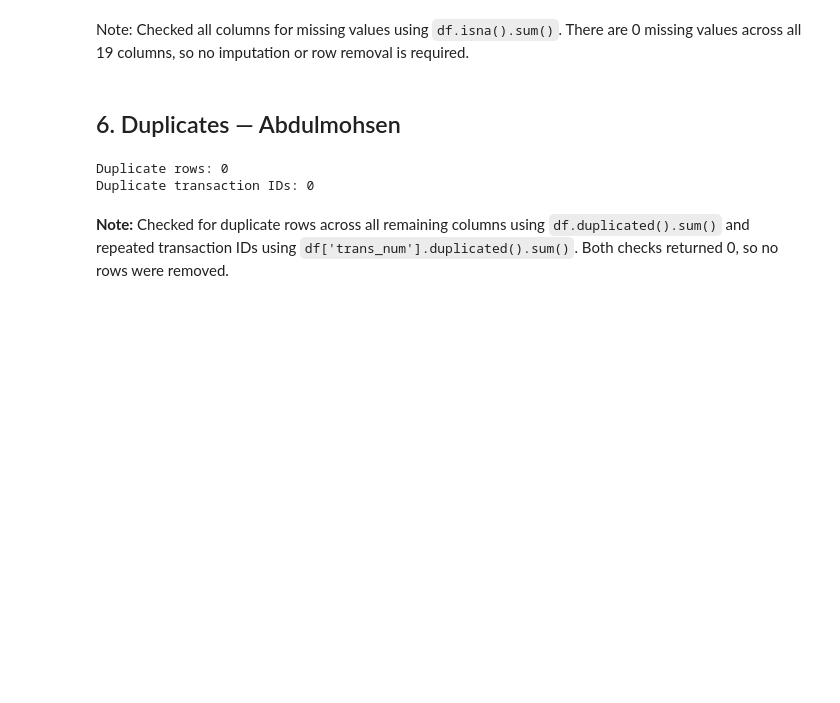
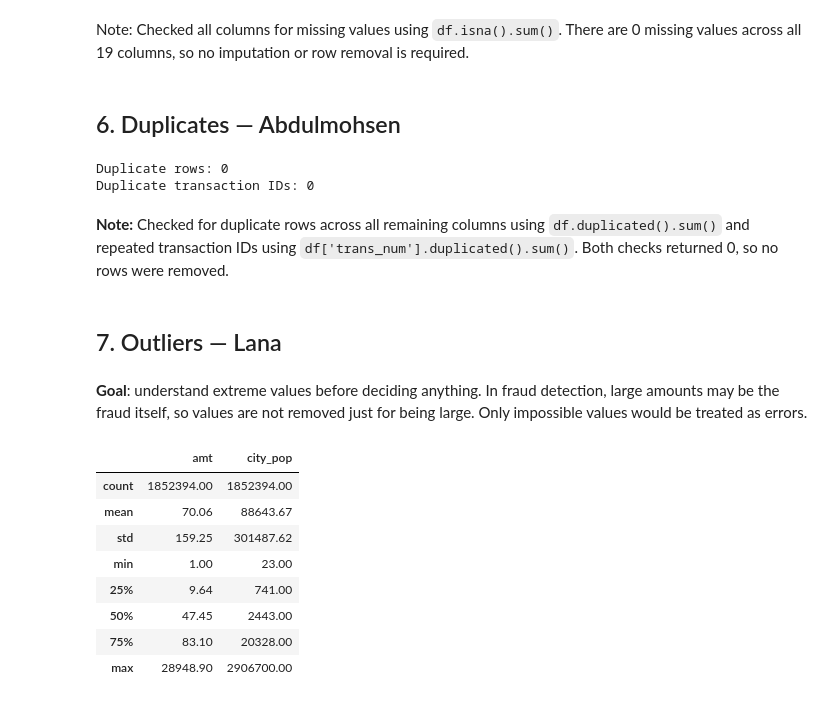
Before and after one commit to DhaiHamoud/Fraud-Detection-in-the-Financial-Transaction-Market, a Jupyter notebook: notebooks/01_cleaning.ipynb, the cells around one changed output. Saved outputs shown, nothing was run; the diff lists cells and outputs as text; code cells hidden in the pictures; blank space fills up the shorter version.

```diff
--- a/notebooks/01_cleaning.ipynb
+++ b/notebooks/01_cleaning.ipynb
@@ -347,3 +347,20 @@ Duplicate rows: 0
 Duplicate transaction IDs: 0
 # %% [markdown]
 **Note:** Checked for duplicate rows across all remaining columns using `df.duplicated().sum()` and repeated transaction IDs using `df['trans_num'].duplicated().sum()`. Both checks returned 0, so no rows were removed.
+# %% [markdown]
+## 7. Outliers — Lana
+# %% [markdown]
+   **Goal**: understand extreme values before deciding anything. In fraud detection, large amounts may be the fraud itself, so values are not removed just for being large. Only impossible values would be treated as errors.
+# %%
+# Summary of statistics (Focusing on amt and city_pop)
+df[['amt', 'city_pop']].describe().round(2)
+# %% [output]
+|  | amt | city_pop |
+| count | 1852394.00 | 1852394.00 |
+| mean | 70.06 | 88643.67 |
+| std | 159.25 | 301487.62 |
+| min | 1.00 | 23.00 |
+| 25% | 9.64 | 741.00 |
+| 50% | 47.45 | 2443.00 |
+| 75% | 83.10 | 20328.00 |
+| max | 28948.90 | 2906700.00 |
```
Also changed, not shown: parts of 10 cells of this notebook.
